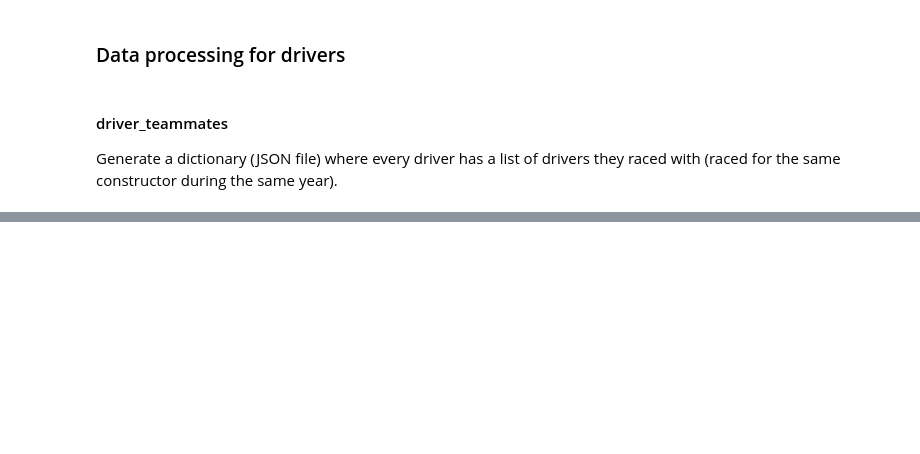
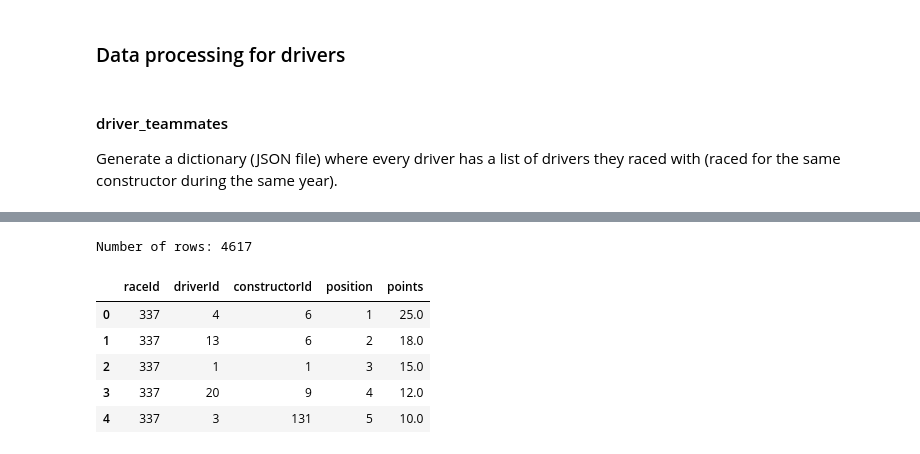
Before and after one commit to com-480-data-visualization/project-2023-data-rizzards, a Jupyter notebook: data_processing.ipynb, the cells around one changed output, grey strips where cells are left out. Cells and saved outputs as stored; diff of their text form; code cells hidden in the pictures; blank space fills up the shorter version.

```diff
--- a/data_processing.ipynb
+++ b/data_processing.ipynb
@@ -189,0 +282,13 @@ merged
+# %%
+filtered_results = pd.merge(results, races_with_circuits, on=["raceId"], how="inner")
+
+print(f"Number of rows: {filtered_results.shape[0]}")
+display(filtered_results.head())
+# %% [output]
+Number of rows: 4617
+|  | raceId | driverId | constructorId | position | points |
+| 0 | 337 | 4 | 6 | 1 | 25.0 |
+| 1 | 337 | 13 | 6 | 2 | 18.0 |
+| 2 | 337 | 1 | 1 | 3 | 15.0 |
+| 3 | 337 | 20 | 9 | 4 | 12.0 |
+| 4 | 337 | 3 | 131 | 5 | 10.0 |
```
Also changed, not shown: parts of 42 cells of this notebook, 13 other files.
